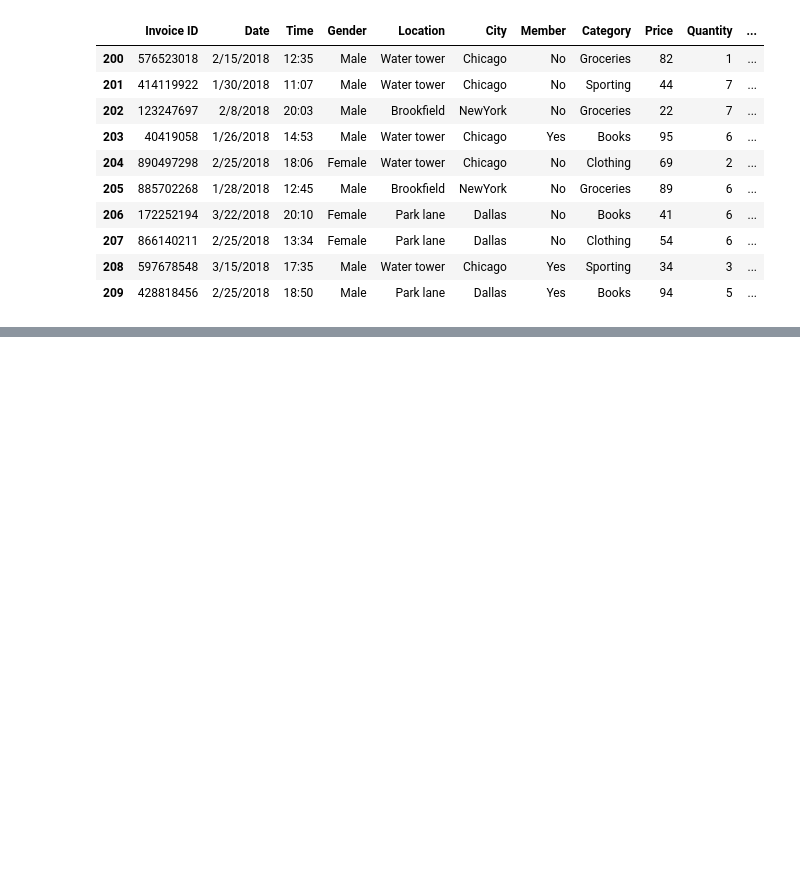
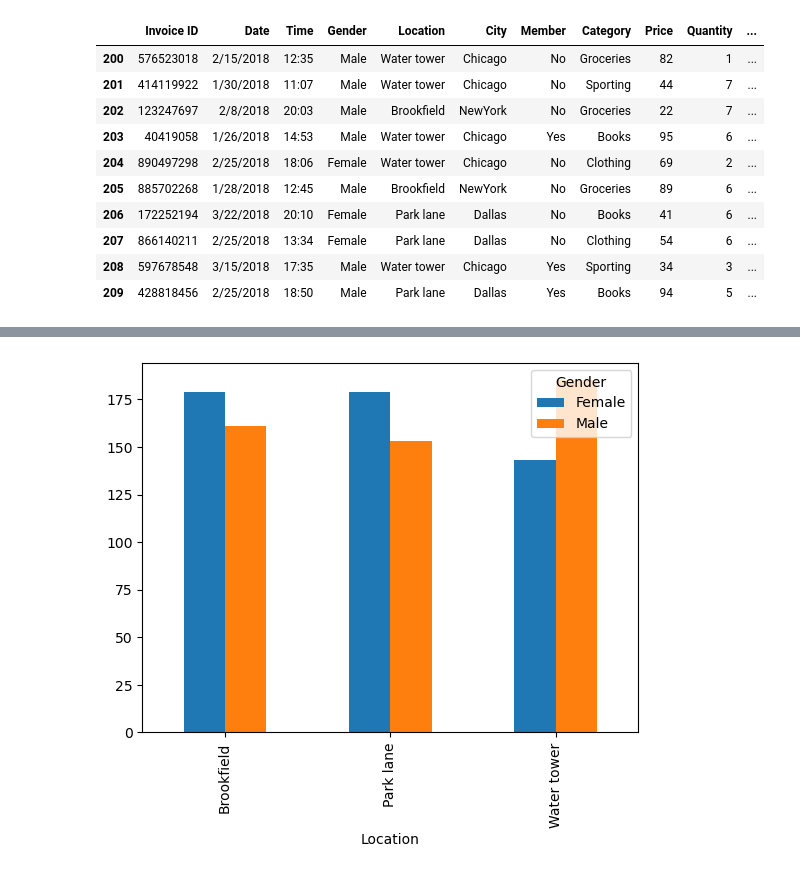
Before and after one commit to luisAlcides/Learn_Python, a Jupyter notebook: curso_udemy/Masterclass/Supermarket_Analysis/02.ipynb, the cells around one changed output, grey strips where cells are left out. Saved outputs shown, nothing was run; the diff lists cells and outputs as text; code cells hidden in the pictures; blank space fills up the shorter version.

```diff
--- a/curso_udemy/Masterclass/Supermarket_Analysis/02.ipynb
+++ b/curso_udemy/Masterclass/Supermarket_Analysis/02.ipynb
@@ -92,0 +358,4 @@ sales[200:210]
+# %%
+# which location has more female customers and which location has more male
+location_sales = sales.groupby(['Gender', 'Location']).count()['Invoice ID']
+location_sales
@@ -92,0 +371,3 @@ sales[200:210]
+# %%
+unstacked_sales = location_sales.unstack(level=0)
+unstacked_sales
@@ -92,0 +380,4 @@ sales[200:210]
+# %%
+unstacked_sales.plot(kind='bar');
+# %% [output]
+[figure, added]
```
Also changed, not shown: parts of 45 cells of this notebook.
